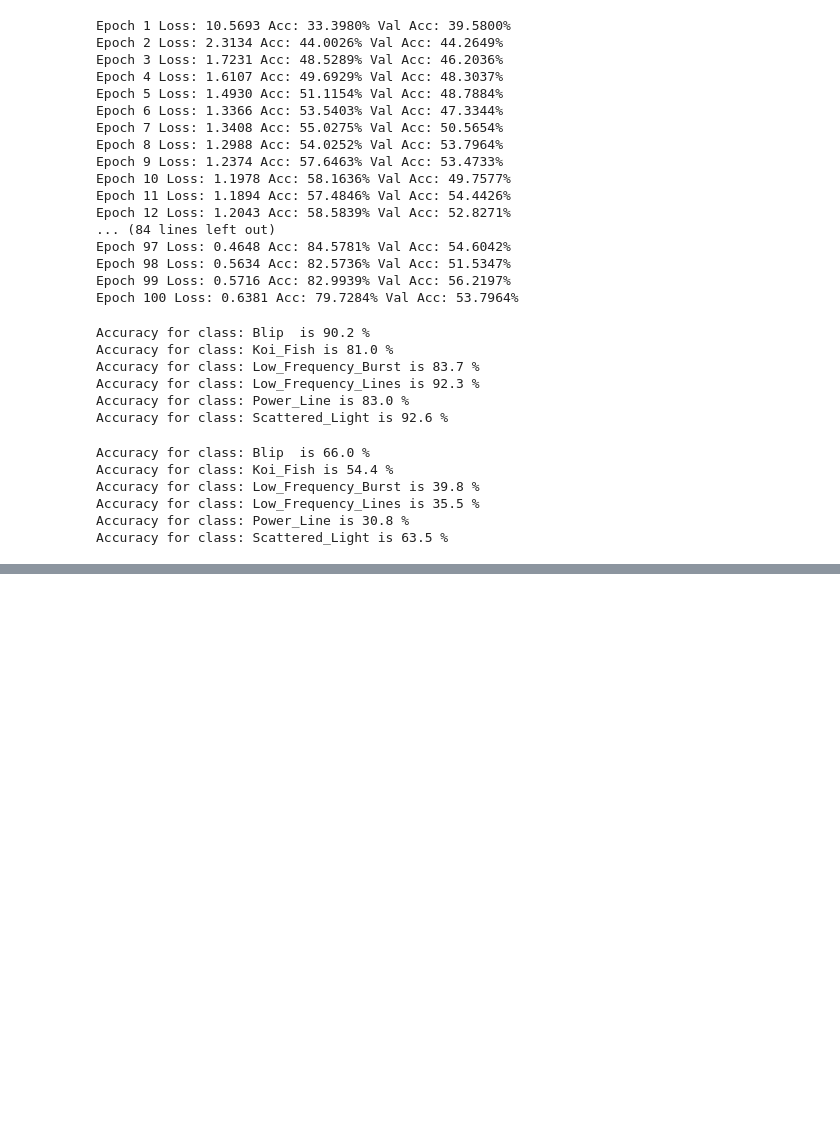
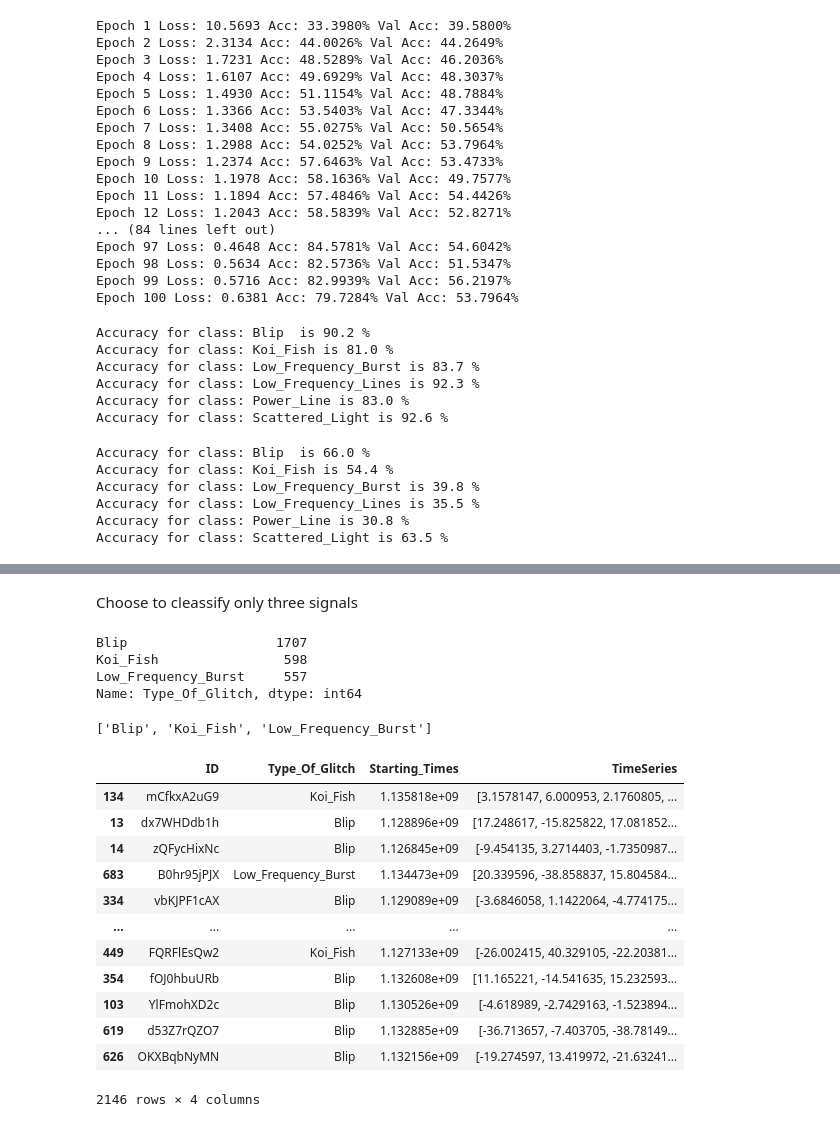
Before and after one commit to FrancescoSarandrea/Audio_GW, a Jupyter notebook: GS_torchNNr.ipynb, the cells around one changed output, grey strips where cells are left out. Cells and saved outputs as stored; diff of their text form; code cells hidden in the pictures; blank space fills up the shorter version.

```diff
--- a/GS_torchNNr.ipynb
+++ b/GS_torchNNr.ipynb
@@ -666,0 +750,36 @@ Accuracy for class: Scattered_Light is 63.5 %
+# %% [markdown]
+Choose to cleassify only three signals
+# %%
+rem=True
+if rem:
+  df_LIGO=remove_row_by_freq(df_LIGO,freq=500)
+# %%
+df_LIGO['Type_Of_Glitch'].value_counts()
+# %% [output]
+Blip                   1707
+Koi_Fish                598
+Low_Frequency_Burst     557
+Name: Type_Of_Glitch, dtype: int64
+# %%
+labels=get_labels(df_LIGO)
+labels
+# %% [output]
+['Blip', 'Koi_Fish', 'Low_Frequency_Burst']
+# %%
+train_set, val_set, test_set = split_stratified_into_train_val_test(df_LIGO)
+# %%
+train_set
+# %% [output]
+|  | ID | Type_Of_Glitch | Starting_Times | TimeSeries |
+| 134 | mCfkxA2uG9 | Koi_Fish | 1.135818e+09 | [3.1578147, 6.000953, 2.1760805, ... |
+| 13 | dx7WHDdb1h | Blip | 1.128896e+09 | [17.248617, -15.825822, 17.081852... |
+| 14 | zQFycHixNc | Blip | 1.126845e+09 | [-9.454135, 3.2714403, -1.7350987... |
+| 683 | B0hr95jPJX | Low_Frequency_Burst | 1.134473e+09 | [20.339596, -38.858837, 15.804584... |
+| 334 | vbKJPF1cAX | Blip | 1.129089e+09 | [-3.6846058, 1.1422064, -4.774175... |
+| ... | ... | ... | ... | ... |
+| 449 | FQRFlEsQw2 | Koi_Fish | 1.127133e+09 | [-26.002415, 40.329105, -22.20381... |
+| 354 | fOJ0hbuURb | Blip | 1.132608e+09 | [11.165221, -14.541635, 15.232593... |
+| 103 | YlFmohXD2c | Blip | 1.130526e+09 | [-4.618989, -2.7429163, -1.523894... |
+| 619 | d53Z7rQZO7 | Blip | 1.132885e+09 | [-36.713657, -7.403705, -38.78149... |
+| 626 | OKXBqbNyMN | Blip | 1.132156e+09 | [-19.274597, 13.419972, -21.63241... |
+2146 rows × 4 columns
```
Also changed, not shown: parts of 41 cells of this notebook.
